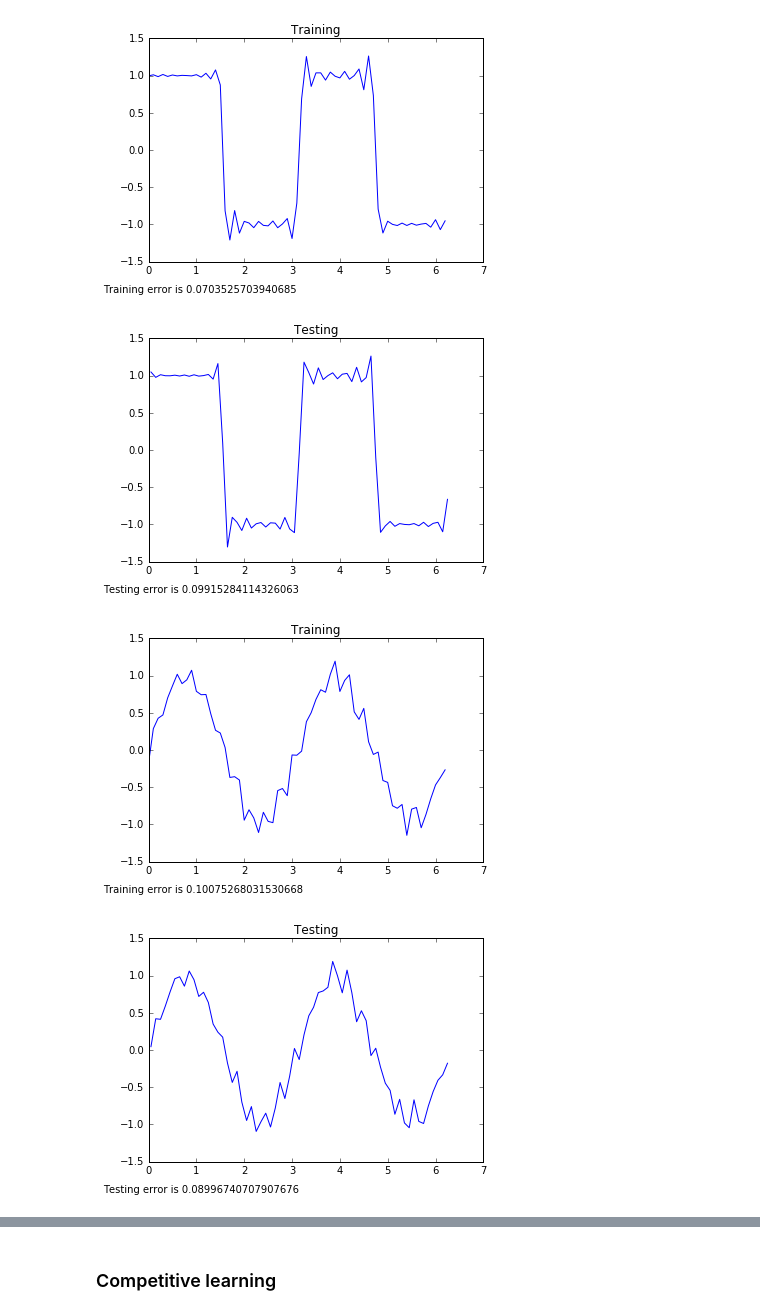
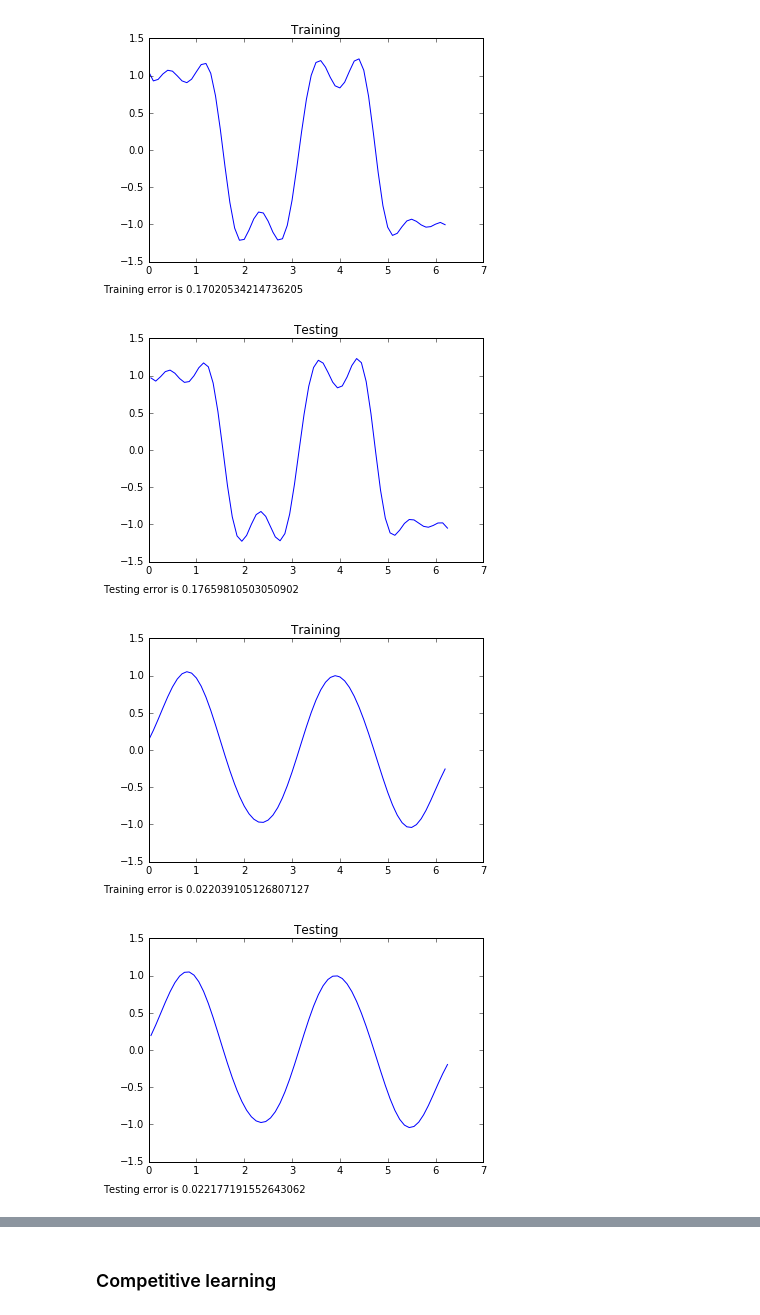
Before and after one commit to Styren/DD2437, a Jupyter notebook: Lab2/part1.ipynb, the cells around one changed output, grey strips where cells are left out. Saved outputs shown, nothing was run; the diff lists cells and outputs as text; code cells hidden in the pictures.

```diff
--- a/Lab2/part1.ipynb
+++ b/Lab2/part1.ipynb
@@ -135,17 +132,17 @@ network.report(sin_training_patterns, sin_training_response, sin_testing_pattern
 # %%
-mu_list = even_rbf_center(50)
-sigma = 0.1
+mu_list = even_rbf_center(20)
+sigma = 0.6
 mu_list = np.reshape(np.array(mu_list), (len(mu_list),1))
 network = RBFNet(mu_list, sigma)
 # %%
 network.report(square_training_patterns, square_training_response, square_testing_patterns, square_testing_response)
 # %% [output]
-[figure, old version]
+[figure, new version]
-[figure, old version]
+[figure, new version]
 # %%
 network.report(sin_training_patterns, sin_training_response, sin_testing_patterns, sin_testing_response,
-                batch_train = False, eta=0.3, epochs = 10)
+                batch_train = False, eta=0.3, epochs = 100)
 # %% [output]
-[figure, old version]
+[figure, new version]
-[figure, old version]
+[figure, new version]
 # %%
```
Also changed, not shown: parts of 16 cells of this notebook.
